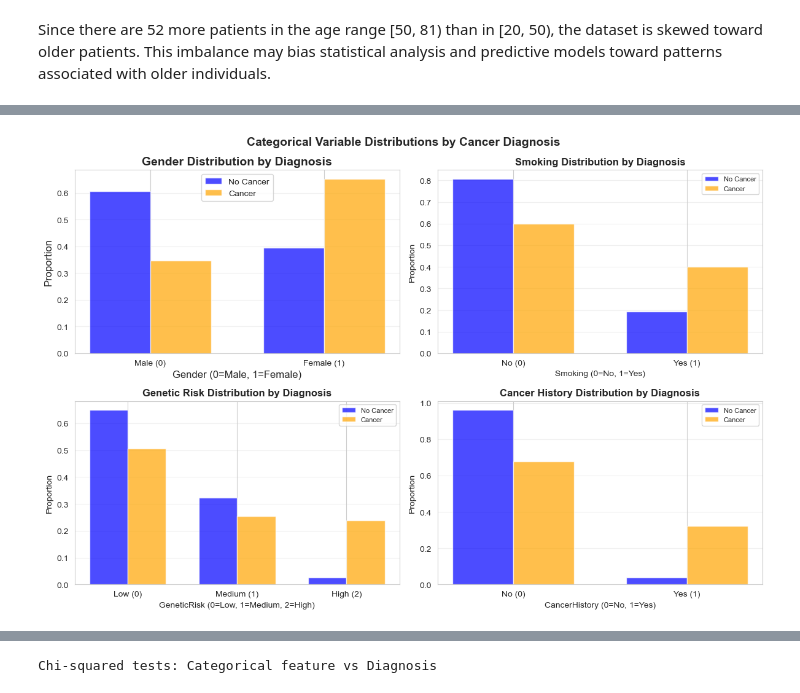
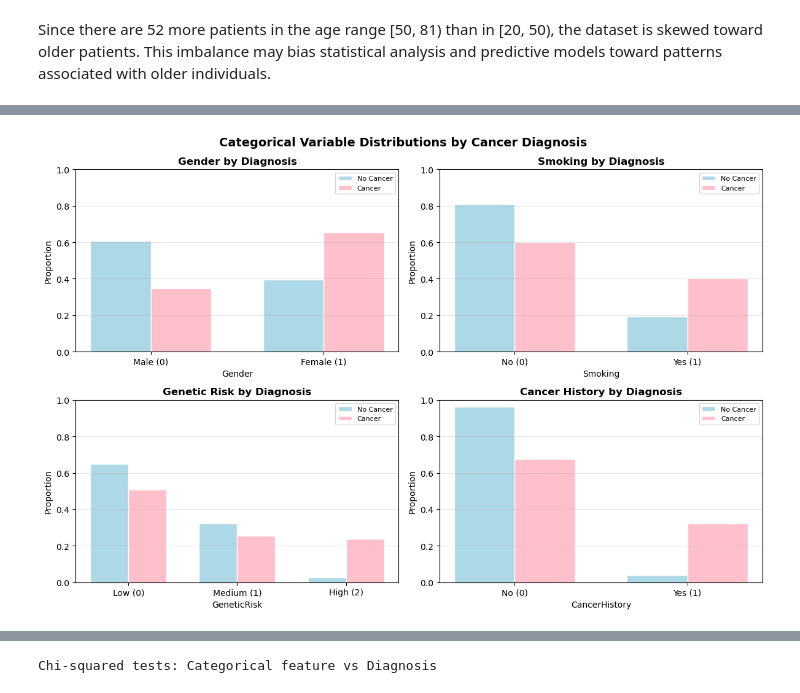
Before and after one commit to jasonyuki71/Cancer-Prediction, a Jupyter notebook: jupyter_notebook.ipynb, the cells around one changed output, grey strips where cells are left out. Saved outputs shown, nothing was run; the diff lists cells and outputs as text; code cells hidden in the pictures.

```diff
--- a/jupyter_notebook.ipynb
+++ b/jupyter_notebook.ipynb
@@ -252,68 +257,43 @@ Since there are 52 more patients in the age range [50, 81) than in [20, 50), the
 Categorical Variables
 # %%
-# Create bar plots for categorical variables
+no_cancer = df[df['Diagnosis'] == 0]
+with_cancer = df[df['Diagnosis'] == 1]
+
+def plot_categorical_by_diagnosis(ax, df, col, labels, title):
+    no_cancer_plt = no_cancer[col].value_counts(normalize=True).sort_index()
+    with_cancer_plt = with_cancer[col].value_counts(normalize=True).sort_index()
+
+    categories = sorted(df[col].dropna().unique())
+    no_cancer_plt = no_cancer_plt.reindex(categories, fill_value=0)
+    with_cancer_plt = with_cancer_plt.reindex(categories, fill_value=0)
+
+    x = np.arange(len(categories))
+    width = 0.35
+
+    ax.bar(x - width/2, no_cancer_plt.values, width, label='No Cancer', color='lightblue', edgecolor='white')
+    ax.bar(x + width/2, with_cancer_plt.values, width, label='Cancer', color='pink', edgecolor='white')
+
+    ax.set_title(title, fontsize=12, fontweight='bold')
+    ax.set_xlabel(col, fontsize=10)
+    ax.set_ylabel('Proportion', fontsize=10)
+    ax.set_xticks(x)
+    ax.set_xticklabels(labels)
+    ax.set_ylim(0, 1)
+    ax.legend(fontsize=8)
+    ax.grid(True, alpha=0.3, axis='y')
+
+
 fig, axes = plt.subplots(2, 2, figsize=(12, 8))
 axes = axes.ravel()
-no_cancer = cancer[cancer['Diagnosis']==0]
-with_cancer = cancer[cancer['Diagnosis']==1]
-# Gender plot
-gender_no = no_cancer['Gender'].value_counts(normalize=True).sort_index()
-gender_cancer = with_cancer['Gender'].value_counts(normalize=True).sort_index()
-x = np.arange(len(gender_no))
-width = 0.35
-axes[0].bar(x - width/2, gender_no.values, width, label='No Cancer', color='blue', alpha=0.7)
-axes[0].bar(x + width/2, gender_cancer.values, width, label='Cancer', color='orange', alpha=0.7)
-axes[0].set_xlabel('Gender (0=Male, 1=Female)', fontsize=12)
-axes[0].set_ylabel('Proportion', fontsize=12)
-axes[0].set_title('Gender Distribution by Diagnosis', fontsize=14, fontweight='bold')
-axes[0].set_xticks(x)
-axes[0].set_xticklabels(['Male (0)', 'Female (1)'])
-axes[0].legend(fontsize=10)
-axes[0].grid(True, alpha=0.3, axis='y')
 
-# Smoking plot
-smoking_no = no_cancer['Smoking'].value_counts(normalize=True).sort_index()
-smoking_cancer = with_cancer['Smoking'].value_counts(normalize=True).sort_index()
-axes[1].bar(x - width/2, smoking_no.values, width, label='No Cancer', color='blue', alpha=0.7)
-axes[1].bar(x + width/2, smoking_cancer.values, width, label='Cancer', color='orange', alpha=0.7)
-axes[1].set_xlabel('Smoking (0=No, 1=Yes)', fontsize=10)
-axes[1].set_ylabel('Proportion', fontsize=10)
-axes[1].set_title('Smoking Distribution by Diagnosis', fontsize=12, fontweight='bold')
-axes[1].set_xticks(x)
-axes[1].set_xticklabels(['No (0)', 'Yes (1)'])
-axes[1].legend(fontsize=8)
-axes[1].grid(True, alpha=0.3, axis='y')
-
-# GeneticRisk plot
-risk_no = no_cancer['GeneticRisk'].value_counts(normalize=True).sort_index()
-risk_cancer = with_cancer['GeneticRisk'].value_counts(normalize=True).sort_index()
-x_risk = np.arange(len(risk_no))
-axes[2].bar(x_risk - width/2, risk_no.values, width, label='No Cancer', color='blue', alpha=0.7)
-axes[2].bar(x_risk + width/2, risk_cancer.values, width, label='Cancer', color='orange', alpha=0.7)
-axes[2].set_xlabel('GeneticRisk (0=Low, 1=Medium, 2=High)', fontsize=10)
-axes[2].set_ylabel('Proportion', fontsize=10)
-axes[2].set_title('Genetic Risk Distribution by Diagnosis', fontsize=12, fontweight='bold')
-axes[2].set_xticks(x_risk)
-axes[2].set_xticklabels(['Low (0)', 'Medium (1)', 'High (2)'])
-axes[2].legend(fontsize=8)
-axes[2].grid(True, alpha=0.3, axis='y')
-
-# CancerHistory plot
-history_no = no_cancer['CancerHistory'].value_counts(normalize=True).sort_index()
-history_cancer = with_cancer['CancerHistory'].value_counts(normalize=True).sort_index()
-axes[3].bar(x - width/2, history_no.values, width, label='No Cancer', color='blue', alpha=0.7)
-axes[3].bar(x + width/2, history_cancer.values, width, label='Cancer', color='orange', alpha=0.7)
-axes[3].set_xlabel('CancerHistory (0=No, 1=Yes)', fontsize=10)
-axes[3].set_ylabel('Proportion', fontsize=10)
-axes[3].set_title('Cancer History Distribution by Diagnosis', fontsize=12, fontweight='bold')
-axes[3].set_xticks(x)
-axes[3].set_xticklabels(['No (0)', 'Yes (1)'])
-axes[3].legend(fontsize=8)
-axes[3].grid(True, alpha=0.3, axis='y')
+plot_categorical_by_diagnosis(axes[0], cancer, 'Gender', ['Male (0)', 'Female (1)'], 'Gender by Diagnosis')
+plot_categorical_by_diagnosis(axes[1], cancer, 'Smoking', ['No (0)', 'Yes (1)'], 'Smoking by Diagnosis')
+plot_categorical_by_diagnosis(axes[2], cancer, 'GeneticRisk', ['Low (0)', 'Medium (1)', 'High (2)'], 'Genetic Risk by Diagnosis')
+plot_categorical_by_diagnosis(axes[3], cancer, 'CancerHistory', ['No (0)', 'Yes (1)'], 'Cancer History by Diagnosis')
 
 plt.suptitle('Categorical Variable Distributions by Cancer Diagnosis', fontsize=14, fontweight='bold')
 plt.tight_layout()
 plt.show()
 # %% [output]
-[figure, old version]
+[figure, new version]
 # %%
```
Also changed, not shown: parts of 36 cells of this notebook, 4 other files.
